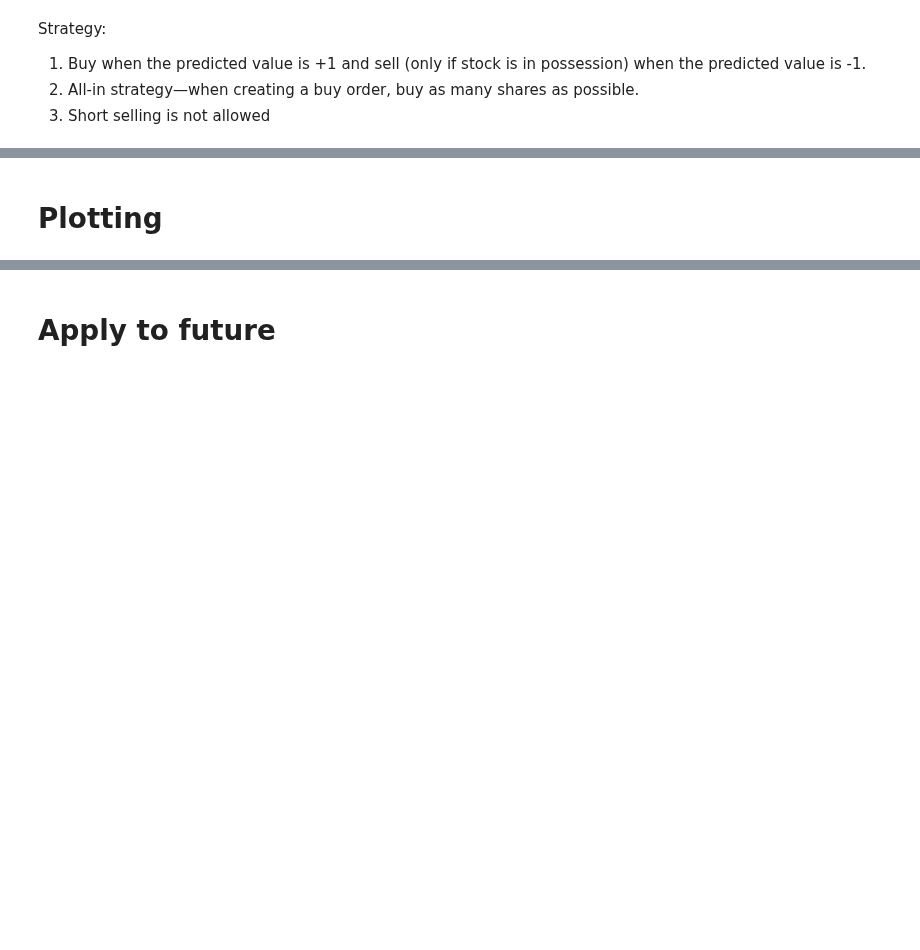
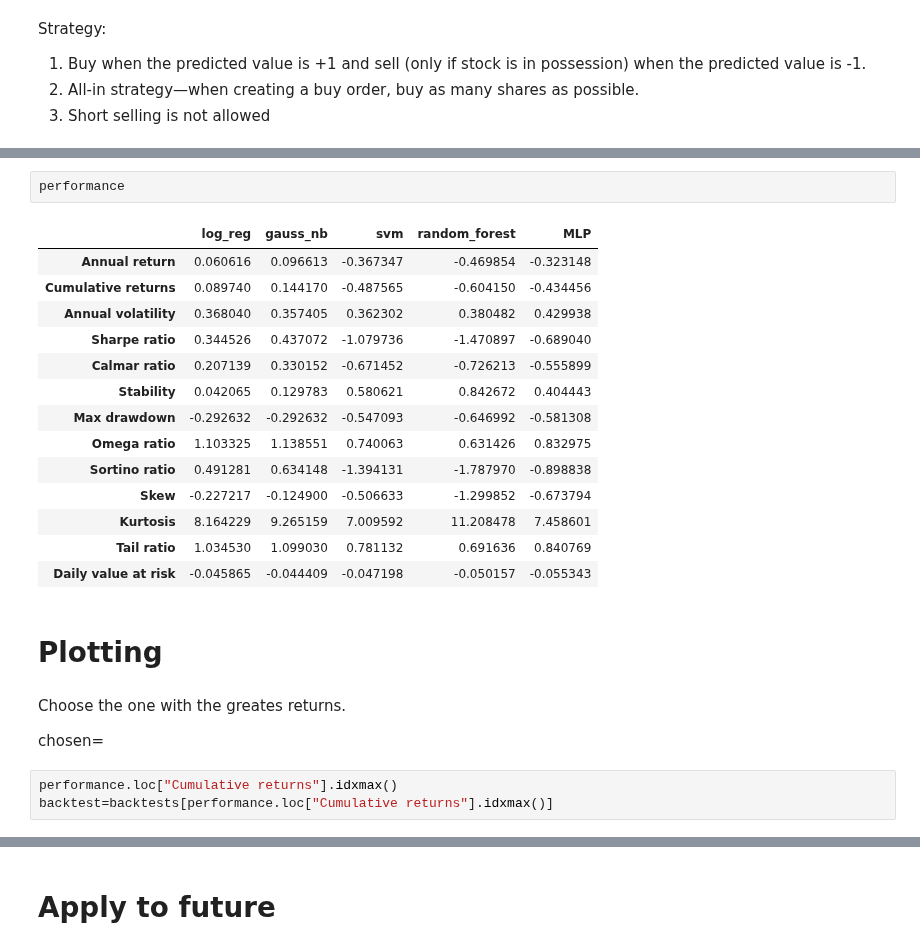
Before and after one commit to giocaizzi/surfingcrypto, a Jupyter notebook: notebooks/algotrading.ipynb, the cells around one changed output, grey strips where cells are left out. Saved outputs shown, nothing was run; the diff lists cells and outputs as text; blank space fills up the shorter version.

```diff
--- a/notebooks/algotrading.ipynb
+++ b/notebooks/algotrading.ipynb
@@ -255,5 +213,29 @@ backtest.performance_stats()
+# %%
+performance
+# %% [output]
+|  | log_reg | gauss_nb | svm | random_forest | MLP |
+| Annual return | 0.060616 | 0.096613 | -0.367347 | -0.469854 | -0.323148 |
+| Cumulative returns | 0.089740 | 0.144170 | -0.487565 | -0.604150 | -0.434456 |
+| Annual volatility | 0.368040 | 0.357405 | 0.362302 | 0.380482 | 0.429938 |
+| Sharpe ratio | 0.344526 | 0.437072 | -1.079736 | -1.470897 | -0.689040 |
+| Calmar ratio | 0.207139 | 0.330152 | -0.671452 | -0.726213 | -0.555899 |
+| Stability | 0.042065 | 0.129783 | 0.580621 | 0.842672 | 0.404443 |
+| Max drawdown | -0.292632 | -0.292632 | -0.547093 | -0.646992 | -0.581308 |
+| Omega ratio | 1.103325 | 1.138551 | 0.740063 | 0.631426 | 0.832975 |
+| Sortino ratio | 0.491281 | 0.634148 | -1.394131 | -1.787970 | -0.898838 |
+| Skew | -0.227217 | -0.124900 | -0.506633 | -1.299852 | -0.673794 |
+| Kurtosis | 8.164229 | 9.265159 | 7.009592 | 11.208478 | 7.458601 |
+| Tail ratio | 1.034530 | 1.099030 | 0.781132 | 0.691636 | 0.840769 |
+| Daily value at risk | -0.045865 | -0.044409 | -0.047198 | -0.050157 | -0.055343 |
 # %% [markdown]
 # Plotting
+# %% [markdown]
+Choose the one with the greates returns.
+
+chosen=
+# %%
+performance.loc["Cumulative returns"].idxmax()
+backtest=backtests[performance.loc["Cumulative returns"].idxmax()]
 # %%
 import matplotlib.pyplot as plt
 plt.rcParams['figure.figsize'] = [15, 5]
```
Also changed, not shown: parts of 16 cells of this notebook, 2 other files.
